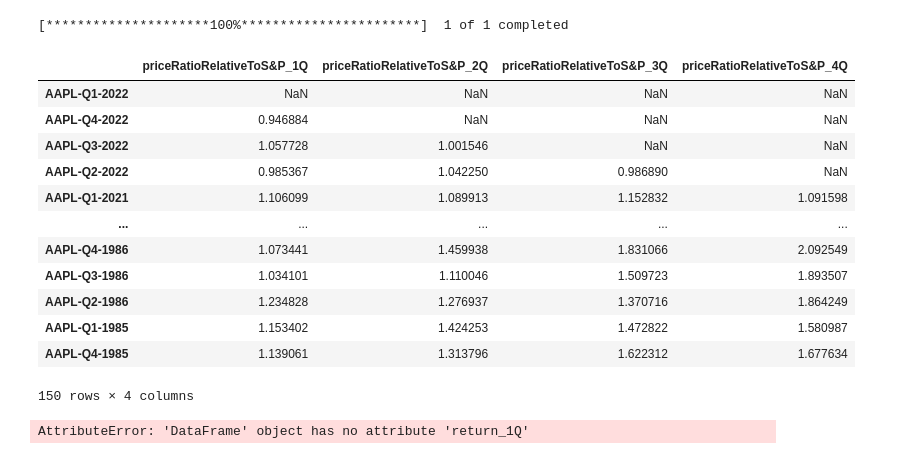
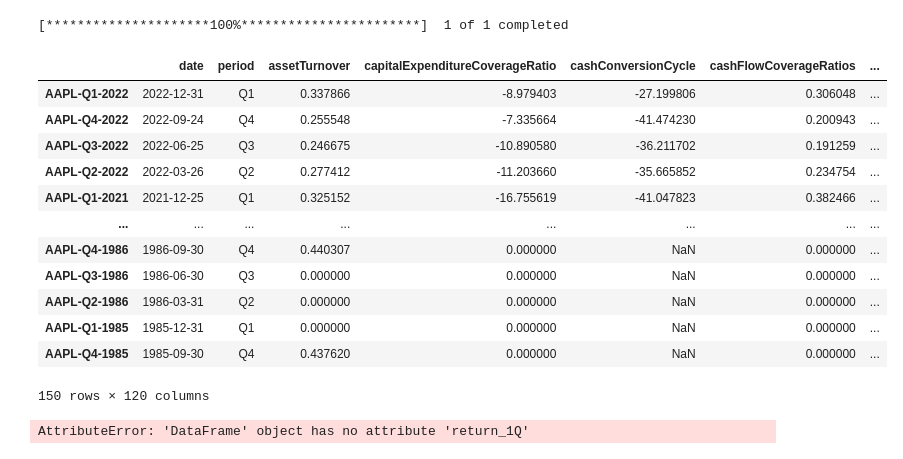
Before and after one commit to oldhiltonian/investment-dataset-builder, a Jupyter notebook: Examples.ipynb, the cells around one changed output. Saved outputs shown, nothing was run; the diff lists cells and outputs as text; code cells hidden in the pictures.

```diff
--- a/Examples.ipynb
+++ b/Examples.ipynb
@@ -16,21 +16,21 @@ a = DataScraper('AAPL', api_key)
 # %%
 b = DataParser(a.data_dictionary)
 # %%
-b.returns
+b.final_data
 # %% [output]
-|  | priceRatioRelativeToS&P_1Q | priceRatioRelativeToS&P_2Q | priceRatioRelativeToS&P_3Q | priceRatioRelativeToS&P_4Q |
-| AAPL-Q1-2022 | NaN | NaN | NaN | NaN |
-| AAPL-Q4-2022 | 0.946884 | NaN | NaN | NaN |
-| AAPL-Q3-2022 | 1.057728 | 1.001546 | NaN | NaN |
-| AAPL-Q2-2022 | 0.985367 | 1.042250 | 0.986890 | NaN |
-| AAPL-Q1-2021 | 1.106099 | 1.089913 | 1.152832 | 1.091598 |
-| ... | ... | ... | ... | ... |
-| AAPL-Q4-1986 | 1.073441 | 1.459938 | 1.831066 | 2.092549 |
-| AAPL-Q3-1986 | 1.034101 | 1.110046 | 1.509723 | 1.893507 |
-| AAPL-Q2-1986 | 1.234828 | 1.276937 | 1.370716 | 1.864249 |
-| AAPL-Q1-1985 | 1.153402 | 1.424253 | 1.472822 | 1.580987 |
-| AAPL-Q4-1985 | 1.139061 | 1.313796 | 1.622312 | 1.677634 |
+|  | date | period | assetTurnover | capitalExpenditureCoverageRatio | cashConversionCycle | cashFlowCoverageRatios | ... |
+| AAPL-Q1-2022 | 2022-12-31 | Q1 | 0.337866 | -8.979403 | -27.199806 | 0.306048 | ... |
+| AAPL-Q4-2022 | 2022-09-24 | Q4 | 0.255548 | -7.335664 | -41.474230 | 0.200943 | ... |
+| AAPL-Q3-2022 | 2022-06-25 | Q3 | 0.246675 | -10.890580 | -36.211702 | 0.191259 | ... |
+| AAPL-Q2-2022 | 2022-03-26 | Q2 | 0.277412 | -11.203660 | -35.665852 | 0.234754 | ... |
+| AAPL-Q1-2021 | 2021-12-25 | Q1 | 0.325152 | -16.755619 | -41.047823 | 0.382466 | ... |
+| ... | ... | ... | ... | ... | ... | ... | ... |
+| AAPL-Q4-1986 | 1986-09-30 | Q4 | 0.440307 | 0.000000 | NaN | 0.000000 | ... |
+| AAPL-Q3-1986 | 1986-06-30 | Q3 | 0.000000 | 0.000000 | NaN | 0.000000 | ... |
+| AAPL-Q2-1986 | 1986-03-31 | Q2 | 0.000000 | 0.000000 | NaN | 0.000000 | ... |
+| AAPL-Q1-1985 | 1985-12-31 | Q1 | 0.000000 | 0.000000 | NaN | 0.000000 | ... |
+| AAPL-Q4-1985 | 1985-09-30 | Q4 | 0.437620 | 0.000000 | NaN | 0.000000 | ... |
-150 rows × 4 columns
+150 rows × 120 columns
 # %%
 b.final_data.return_1Q
 # %% [output]
```
Also changed, not shown: 2 other files.
